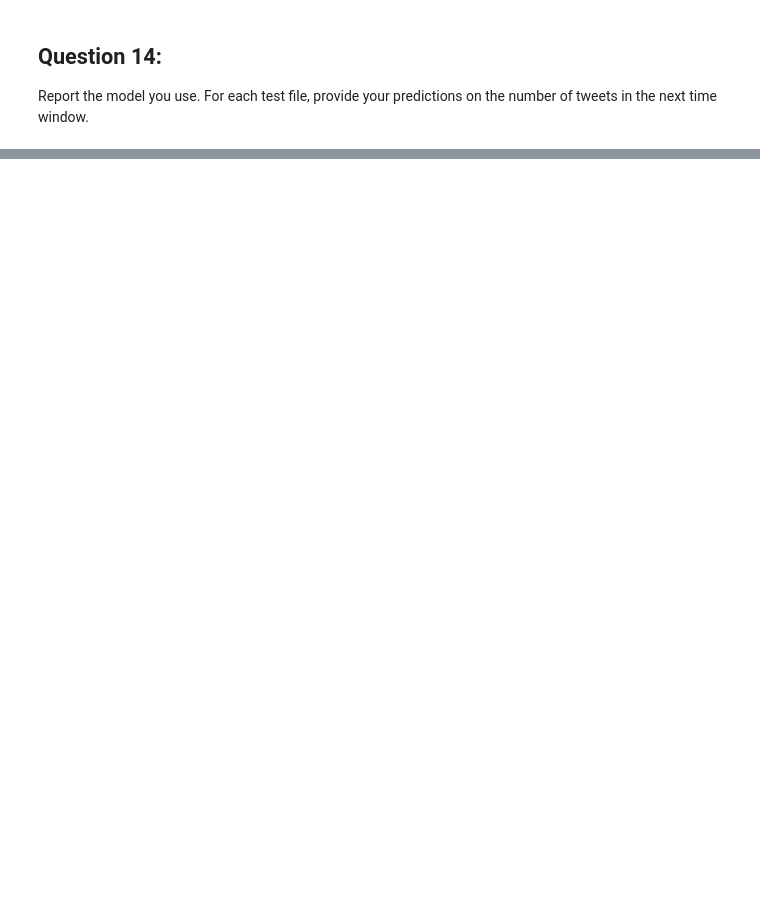
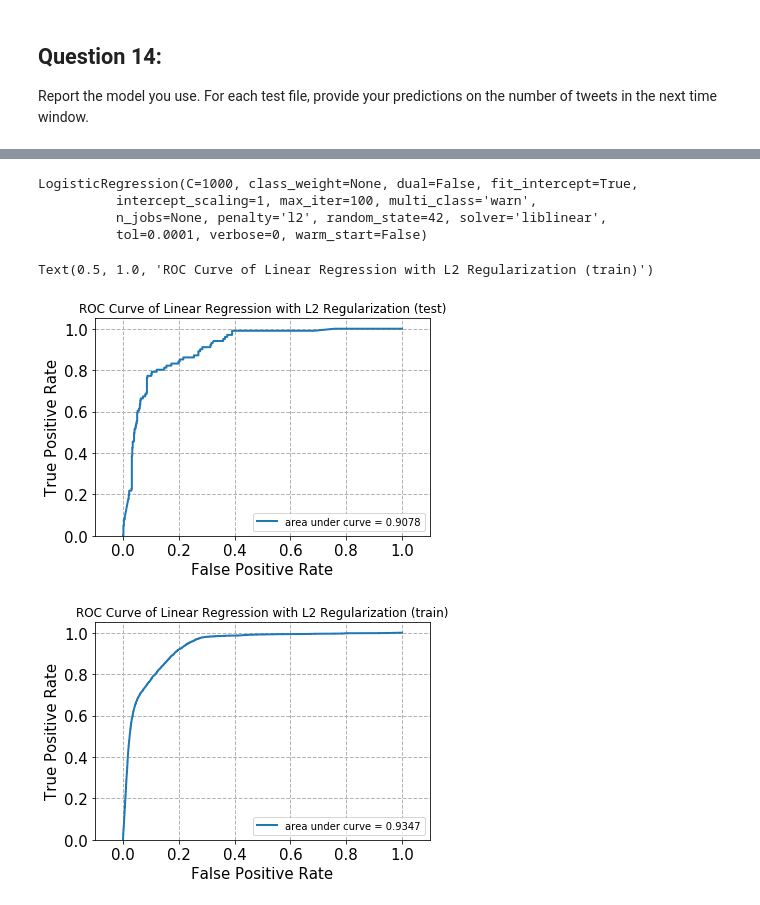
Before and after one commit to Shuyifan/ECE-219-Large-Scale-Data-Mining-Project, a Jupyter notebook: project 5/Project 5.ipynb, the cells around one changed output, grey strips where cells are left out. Drawn from its saved outputs; the diff is of its cells as text; code cells hidden in the pictures; blank space fills up the shorter version.

```diff
--- a/project 5/Project 5.ipynb
+++ b/project 5/Project 5.ipynb
@@ -2229,0 +2727,2 @@ Report the model you use. For each test file, provide your predictions on the nu
+# %%
+test, y_test = Trans2NLP(test_filenames)
@@ -2229,0 +2814,9 @@ Report the model you use. For each test file, provide your predictions on the nu
+# %%
+# TF-IDF matrices of the test subsets
+
+X_test_tfidf = tfidf.transform(X_test)
+print(X_test_tfidf.shape)
+print('-' * 20)
+print(X_test.toarray()[20:30,20:30])
+print('-' * 20)
+print(X_test_tfidf.toarray()[20:30,20:30])
@@ -2229,0 +2841,11 @@ Report the model you use. For each test file, provide your predictions on the nu
+# %%
+# LSI
+from sklearn.decomposition import TruncatedSVD
+
+svd = TruncatedSVD(n_components = 50, random_state = 42)
+X_train_lsi = svd.fit_transform(X_train_tfidf)
+X_test_lsi = svd.transform(X_test_tfidf)
+
+# show time
+print(X_train_lsi.shape)
+print(X_train_lsi)
@@ -2229,0 +3022,5 @@ Report the model you use. For each test file, provide your predictions on the nu
+# %%
+from sklearn.linear_model import LogisticRegression
+
+lr_L2_best = crossValidation(LogisticRegression(penalty='l2', solver='liblinear', random_state=42),
+                        X_train_lsi, y)
@@ -2229,0 +3045,24 @@ Report the model you use. For each test file, provide your predictions on the nu
+# %%
+#ROC curve of the best
+
+print(lr_L2_best)
+
+score_lr_test = lr_L2_best.decision_function(X_test_lsi)
+fpr_lr_test, tpr_lr_test, _ = metrics.roc_curve(y_test, score_lr_test)
+
+plot_roc(fpr_lr_test, tpr_lr_test)
+plt.title('ROC Curve of Linear Regression with L2 Regularization (test)')
+
+score_lr_train = lr_L2_best.decision_function(X_train_lsi)
+fpr_lr_train, tpr_lr_train, _ = metrics.roc_curve(y, score_lr_train)
+
+plot_roc(fpr_lr_train, tpr_lr_train)
+plt.title('ROC Curve of Linear Regression with L2 Regularization (train)')
+# %% [output]
+LogisticRegression(C=1000, class_weight=None, dual=False, fit_intercept=True,
+          intercept_scaling=1, max_iter=100, multi_class='warn',
+          n_jobs=None, penalty='l2', random_state=42, solver='liblinear',
+          tol=0.0001, verbose=0, warm_start=False)
+Text(0.5, 1.0, 'ROC Curve of Linear Regression with L2 Regularization (train)')
+[figure, added]
+[figure, added]
```
Also changed, not shown: parts of 52 cells of this notebook.
